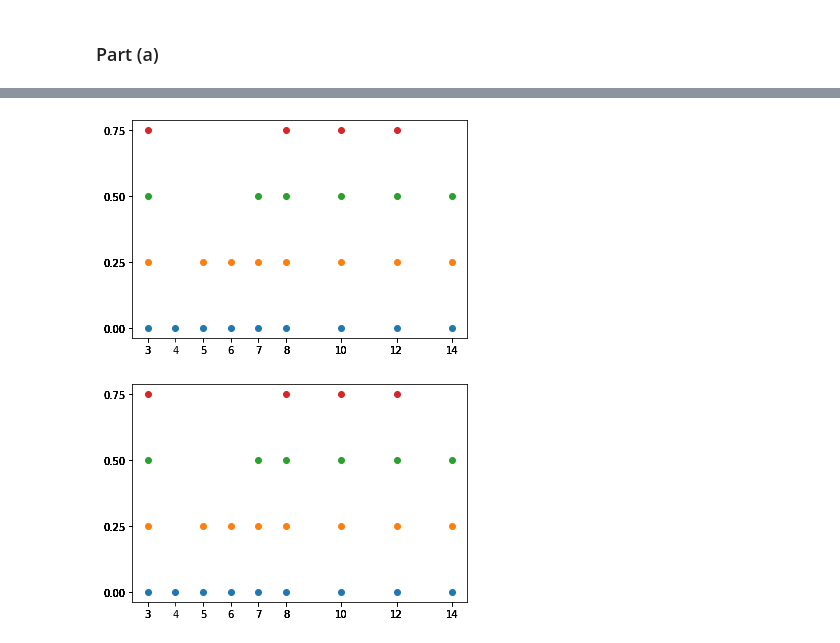
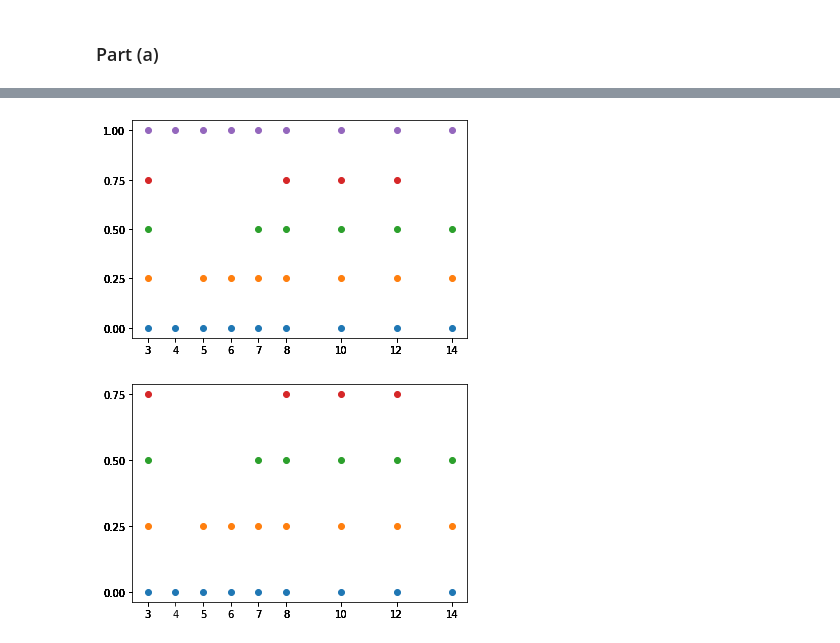
Before and after one commit to amindadgar/Fuzzy-Systems, a Jupyter notebook: HW1/main.ipynb, the cells around one changed output, grey strips where cells are left out. Saved outputs shown, nothing was run; the diff lists cells and outputs as text; code cells hidden in the pictures.

```diff
--- a/HW1/main.ipynb
+++ b/HW1/main.ipynb
@@ -121,7 +143,7 @@ A_alpha_cuts_set, A_strong_alpha_cuts_set = find_alpha_cuts(A, interval=0.25)
 # %%
-plot_scatter_alpha_cuts(A_strong_alpha_cuts_set)
+plot_scatter_alpha_cuts(A_alpha_cuts_set)
 # %% [output]
-[figure, old version]
+[figure, new version]
 # %%
 plot_scatter_alpha_cuts(A_strong_alpha_cuts_set)
 # %% [output]
```
Also changed, not shown: parts of 16 cells of this notebook.
